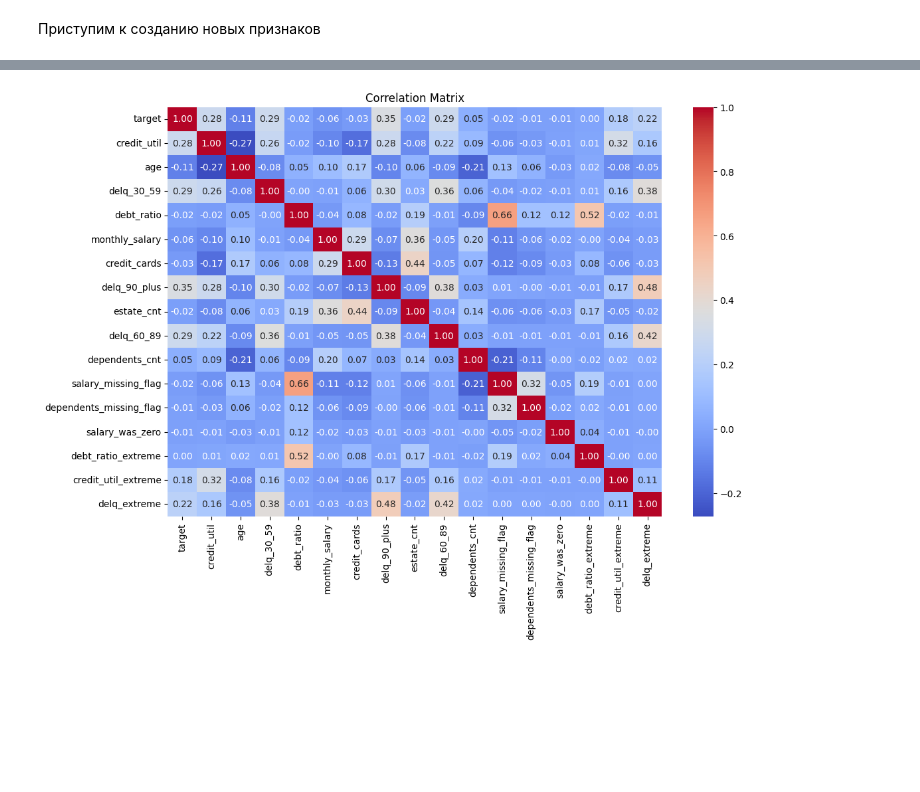
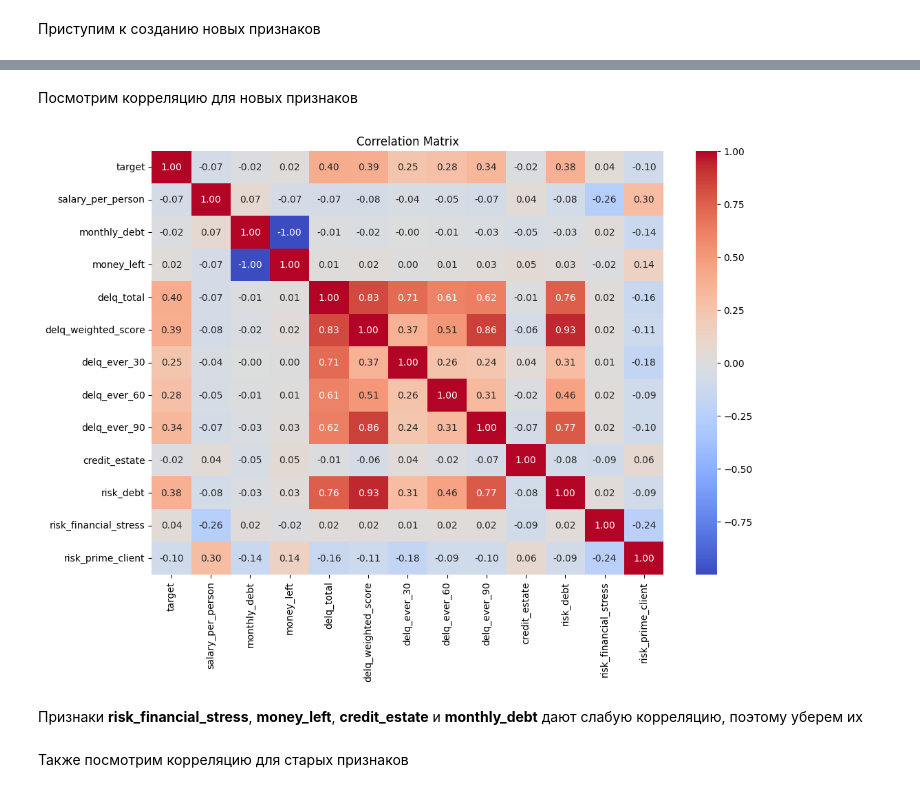
Before and after one commit to TimurKov1/Credit-scoring-model, a Jupyter notebook: credit_scoring.ipynb, the cells around one changed output, grey strips where cells are left out. Cells and saved outputs as stored; diff of their text form; code cells hidden in the pictures; blank space fills up the shorter version.

```diff
--- a/credit_scoring.ipynb
+++ b/credit_scoring.ipynb
@@ -293,7 +301,16 @@ KeyError: 'delq_total_cnt'
+# %% [markdown]
+Посмотрим корреляцию для новых признаков
 # %%
+cols = [
+    'target', 'salary_per_person', 'monthly_debt', 'money_left', 'delq_total',
+    'delq_weighted_score', 'delq_ever_30', 'delq_ever_60', 'delq_ever_90',
+    'credit_estate', 'risk_debt', 'risk_financial_stress', 'risk_prime_client'
+]
 plt.figure(figsize=(12,8))
-sns.heatmap(data.corr(), annot=True, cmap='coolwarm', fmt=".2f")
+sns.heatmap(data[cols].corr(), annot=True, cmap='coolwarm', fmt=".2f")
 plt.title("Correlation Matrix")
 plt.show()
 # %% [output]
-[figure, old version]
+[figure, new version]
+# %% [markdown]
+Признаки **risk_financial_stress**, **money_left**, **credit_estate** и **monthly_debt** дают слабую корреляцию, поэтому уберем их
@@ -299,0 +319,2 @@ plt.show()
+# %% [markdown]
+Также посмотрим корреляцию для старых признаков
```
Also changed, not shown: parts of 31 cells of this notebook, 1 other file.
